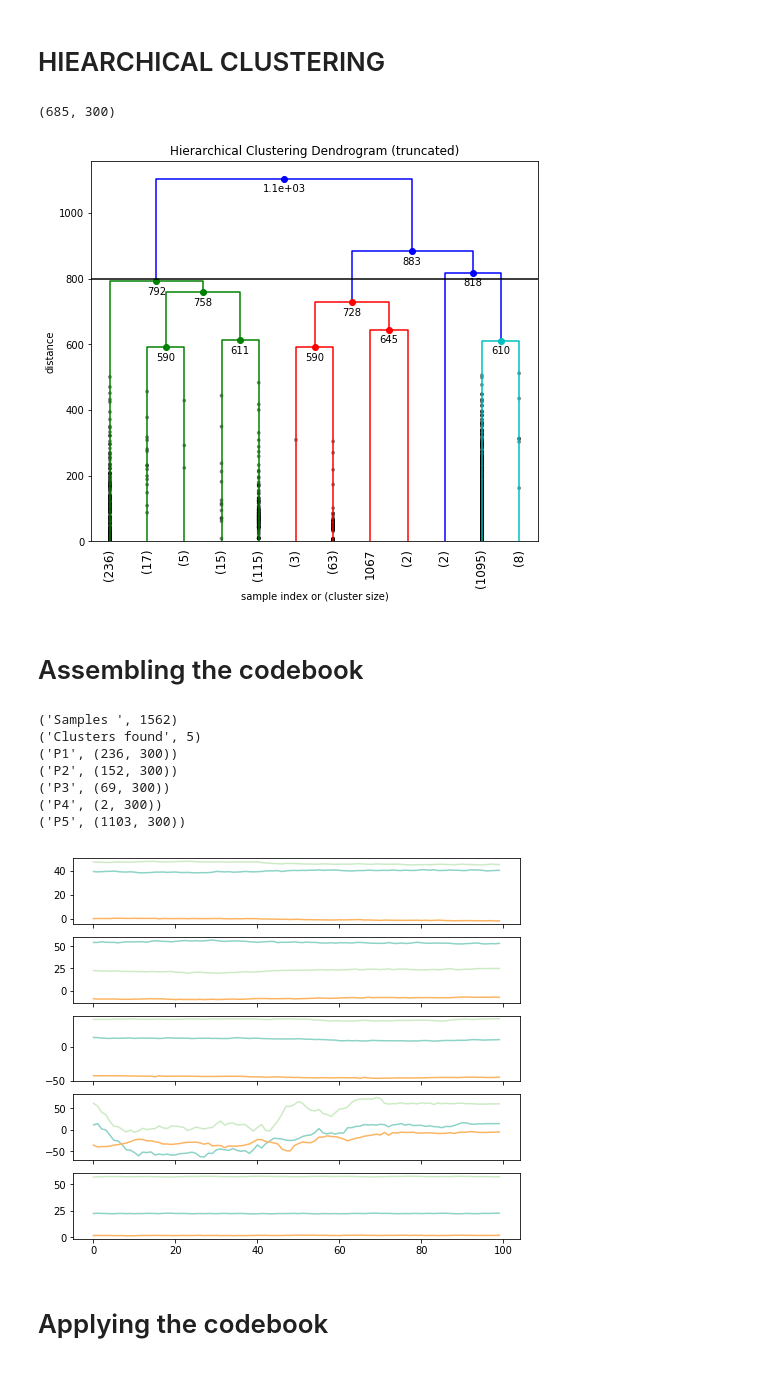
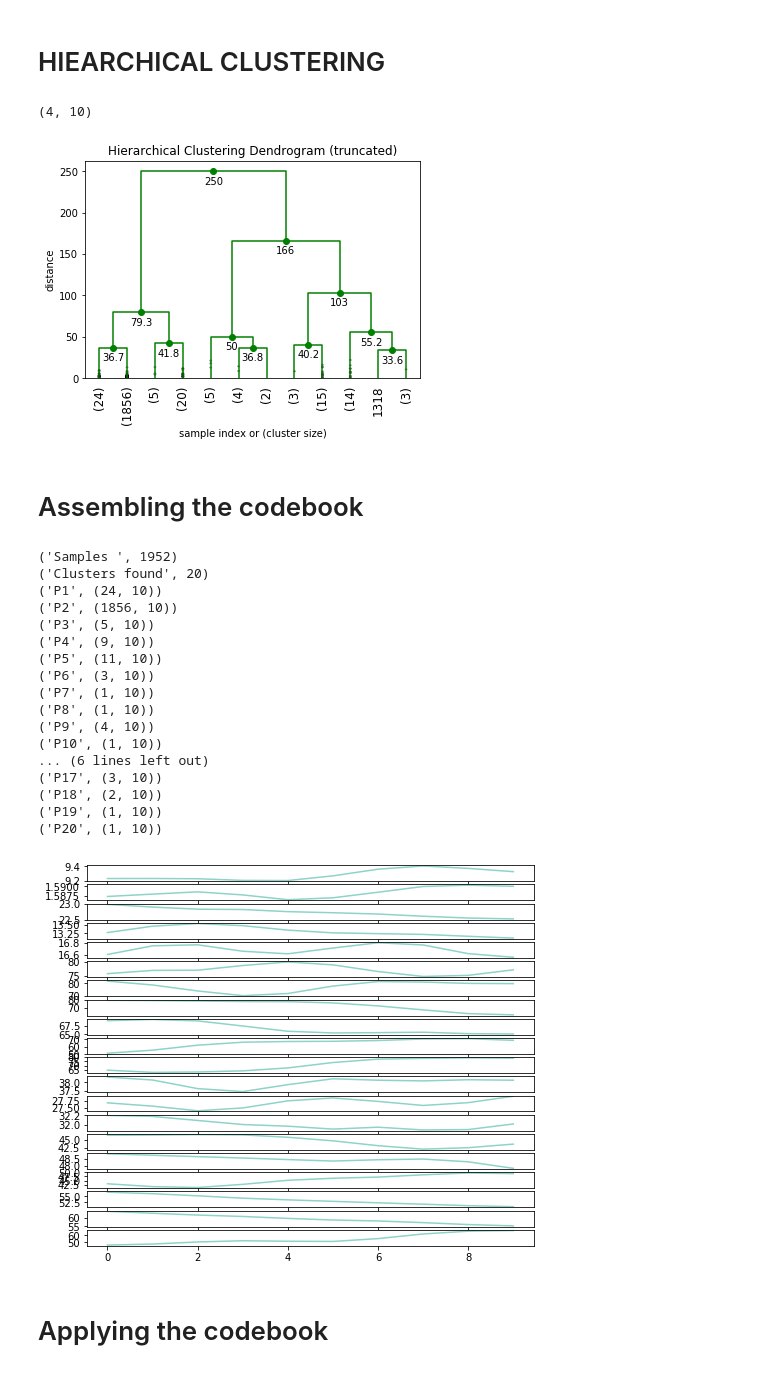
Before and after one commit to The-Hybrid-Atelier/biosignal-processing, a Jupyter notebook: codewords/6_StudyDataClustering.ipynb, the cells around one changed output. Saved outputs shown, nothing was run; the diff lists cells and outputs as text; code cells hidden in the pictures.

```diff
--- a/codewords/6_StudyDataClustering.ipynb
+++ b/codewords/6_StudyDataClustering.ipynb
@@ -160,7 +160,7 @@ meta = {
 `
 # %%
 DATASET_ROOT = "irb/datasets"
-contents, f = get_file(DATASET_ROOT, "acc_for_2")
+contents, f = get_file(DATASET_ROOT, "pacc_for_2")
 WORD_SHAPE = tuple(contents["word_shape"])
 sss = np.array(contents["subsequences"])
 USERS = np.array(contents["users"])
@@ -235,7 +223,7 @@ Z = linkage(sss, method='complete', metric=dtw2)
 max_d = 800  # max_d as in max_distance
 print(centers.shape)
 # %% [output]
-(685, 300)
+(4, 10)
 # %%
 fancy_dendrogram(
     Z,
@@ -249,44 +237,54 @@ fancy_dendrogram(
 )
 plt.show()
 # %% [output]
-[figure, old version]
+[figure, new version]
 # %% [markdown]
 
 # Assembling the codebook
 # %%
 centers = sss
 # clusters = fcluster(Z, max_d, criterion='distance')
-clusters = fcluster(Z, 5, criterion='maxclust')
+clusters = fcluster(Z, 20, criterion='maxclust')
 print("Samples ", len(centers))
 n_clusters = np.max(clusters)
 print("Clusters found", n_clusters)
 
 codebook = {}
 for i in range(0, len(clusters)):
     cluster_id = clusters[i]
     if not cluster_id in codebook:
         codebook[cluster_id] = []
     codebook[cluster_id].append(centers[i])
 
 for k in codebook:
     codeset = np.array(codebook[k])
     print("P"+str(k), codeset.shape)
 
     codeset = np.average(codeset, 0)
     codebook[k] = codeset
 
 codebook = codebook.values()
 
 visualize_codebook(codebook, subplot=True)
 # %% [output]
-('Samples ', 1562)
-('Clusters found', 5)
-('P1', (236, 300))
-('P2', (152, 300))
-('P3', (69, 300))
-('P4', (2, 300))
-('P5', (1103, 300))
+('Samples ', 1952)
+('Clusters found', 20)
+('P1', (24, 10))
+('P2', (1856, 10))
+('P3', (5, 10))
+('P4', (9, 10))
+('P5', (11, 10))
+('P6', (3, 10))
+('P7', (1, 10))
+('P8', (1, 10))
+('P9', (4, 10))
+('P10', (1, 10))
+... (6 lines left out)
+('P17', (3, 10))
+('P18', (2, 10))
+('P19', (1, 10))
+('P20', (1, 10))
-[figure, old version]
+[figure, new version]
 # %% [markdown]
 # Applying the codebook
 # %%
```
Also changed, not shown: parts of 6 cells of this notebook, 2 other files.
